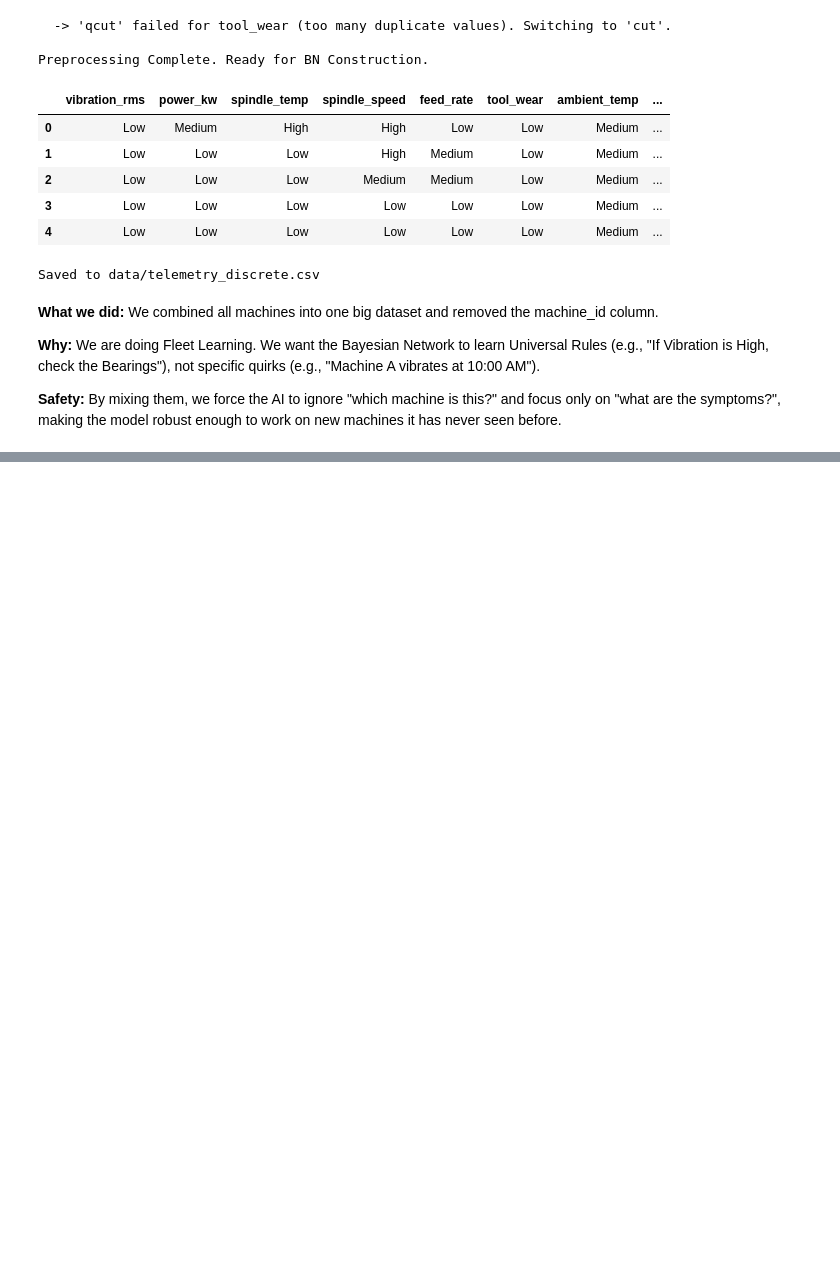
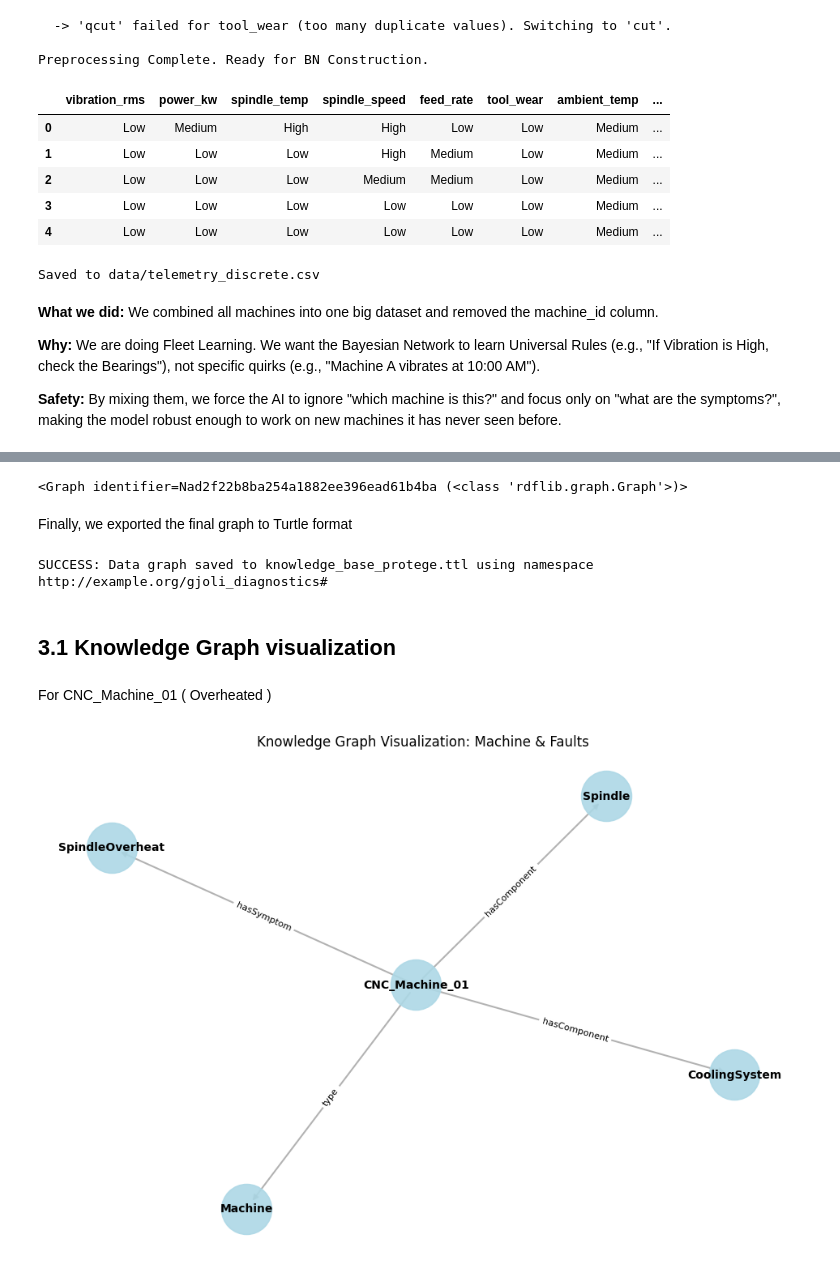
Before and after one commit to gjoliveira/Industrial-Equipment-Failure-Diagnosis, a Jupyter notebook: notebook.ipynb, the cells around one changed output, grey strips where cells are left out. Saved outputs shown, nothing was run; the diff lists cells and outputs as text; code cells hidden in the pictures; blank space fills up the shorter version.

```diff
--- a/notebook.ipynb
+++ b/notebook.ipynb
@@ -882,0 +511,5 @@ Generating visualization...
+# %%
+# 2. Define Root Machine
+# We create the main machine instance that holds all components.
+machine_uri = CNC["CNC_Machine_01"]
+g.add((machine_uri, RDF.type, CNC.Machine))
@@ -882,0 +643,60 @@ Generating visualization...
+# %%
+# ---------------------------------------------------------
+# E. CRITICAL OVERHEAT SCENARIO
+# ---------------------------------------------------------
+# Force the link for OverheatedMachine logic
+# We use 'SpindleOverheat' to match the hasValue rule in your Schema
+symptom_uri = CNC["SpindleOverheat"]
+g.add((machine_uri, CNC.hasSymptom, symptom_uri))
+# %% [output]
+<Graph identifier=Nad2f22b8ba254a1882ee396ead61b4ba (<class 'rdflib.graph.Graph'>)>
+# %% [markdown]
+Finally, we exported  the final graph to Turtle format
+# %%
+output_file = "knowledge_base_protege.ttl"
+g.serialize(destination=output_file, format="turtle")
+print(f"SUCCESS: Data graph saved to {output_file} using namespace {CNC}")
+# %% [output]
+SUCCESS: Data graph saved to knowledge_base_protege.ttl using namespace http://example.org/gjoli_diagnostics#
+# %% [markdown]
+## 3.1 Knowledge Graph visualization
+# %% [markdown]
+For CNC_Machine_01 ( Overheated )
+# %%
+g.parse("knowledge_base_protege.ttl", format="turtle")
+
+# 2. Create a NetworkX graph for visualization
+G = nx.DiGraph()
+
+# 3. Filter: Only visualize things connected to the Machine or Failures
+# (Plotting all triples can be too messy)
+CNC = Namespace("http://example.org/gjoli_diagnostics#")
+focus_node = CNC["CNC_Machine_01"]
+
+for s, p, o in g:
+    # Convert URIs to short labels (e.g., 'CNC_Machine_01')
+    s_label = s.split("#")[-1]
+    o_label = o.split("#")[-1]
+
+    # Logic: Only show paths connected to the Machine OR Failures
+    if (s == focus_node) or (o == focus_node) or ("Failure" in s_label):
+        G.add_edge(s_label, o_label, label=p.split("#")[-1])
+
+# 4. Draw the Graph
+plt.figure(figsize=(12, 8))
+pos = nx.spring_layout(G, seed=42, k=0.5)  # Layout algorithm
+
+# Draw Nodes
+nx.draw_networkx_nodes(G, pos, node_size=2000, node_color="lightblue", alpha=0.9)
+nx.draw_networkx_labels(G, pos, font_size=10, font_weight="bold")
+
+# Draw Edges
+nx.draw_networkx_edges(G, pos, width=1.5, alpha=0.6, edge_color="gray", arrows=True)
+edge_labels = nx.get_edge_attributes(G, 'label')
+nx.draw_networkx_edge_labels(G, pos, edge_labels=edge_labels, font_size=8)
+
+plt.title("Knowledge Graph Visualization: Machine & Faults")
+plt.axis("off")
+plt.show()
+# %% [output]
+[figure, added]
```
Also changed, not shown: parts of 78 cells of this notebook, 6 other files.
